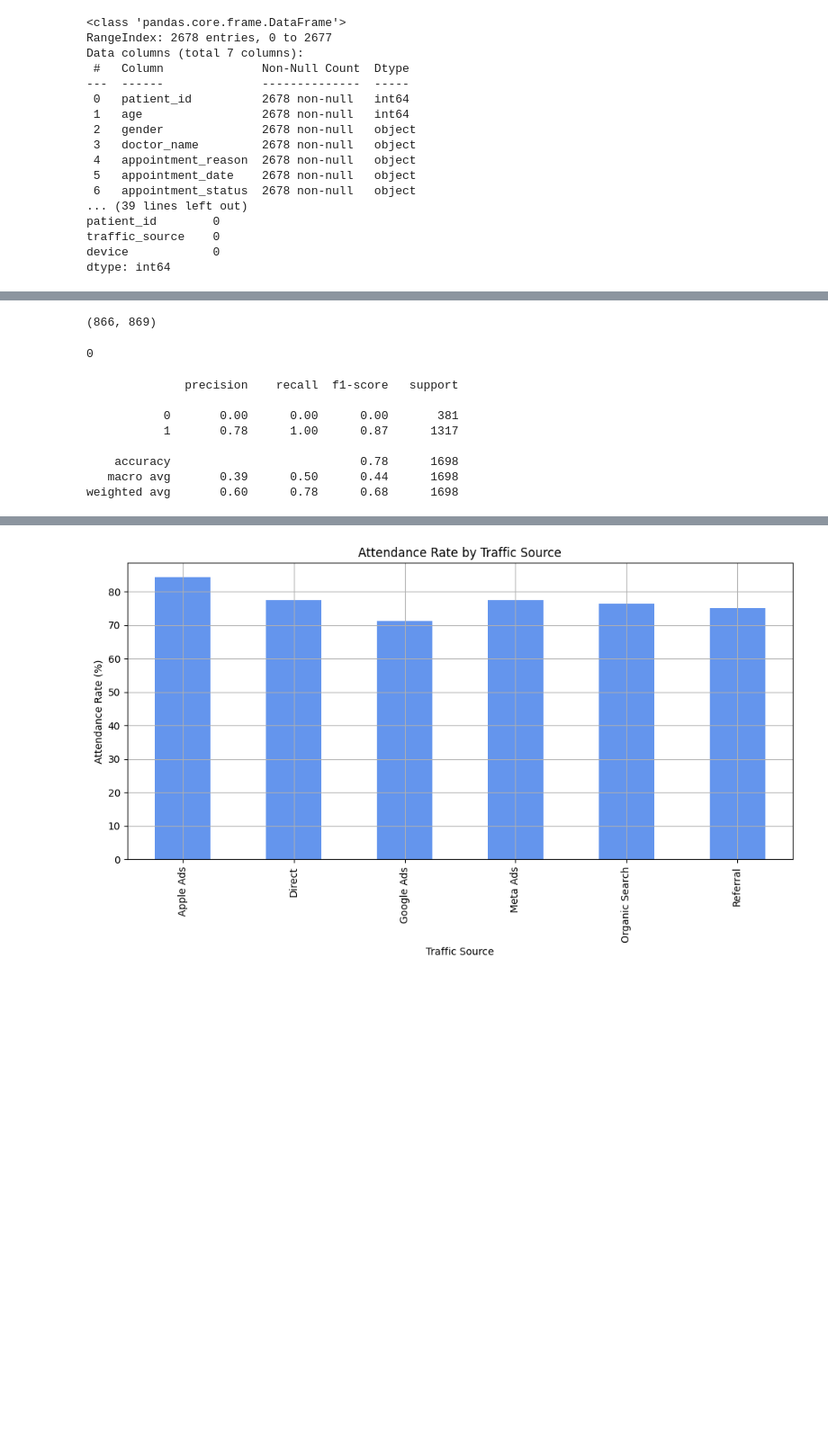
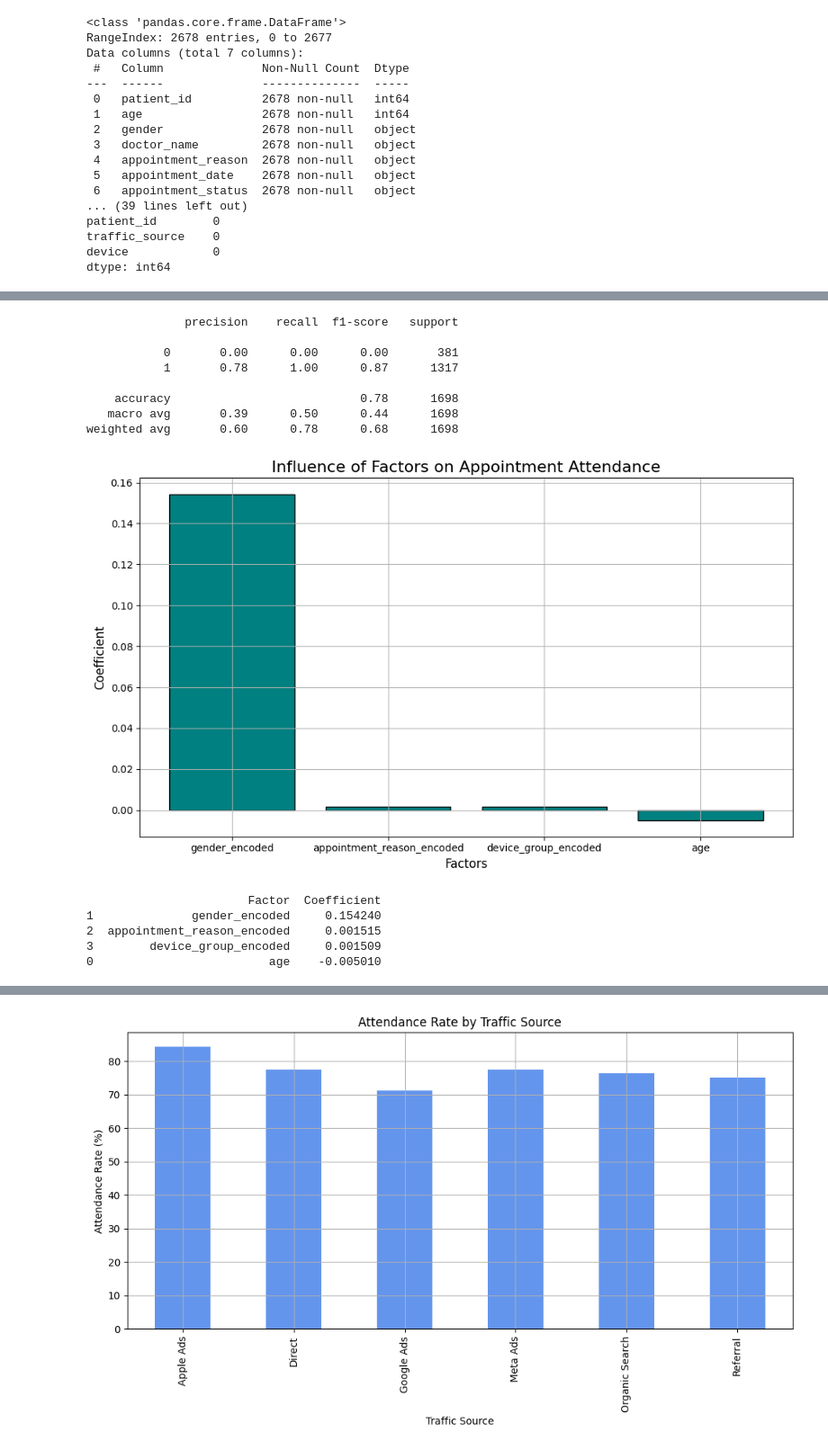
Before and after one commit to Ismat-Samadov/kyla_ProductAnalyst, a Jupyter notebook: EDA.ipynb, the cells around one changed output, grey strips where cells are left out. Shown at 90% size. Drawn from its saved outputs; the diff is of its cells as text; code cells hidden in the pictures; blank space fills up the shorter version.

```diff
--- a/EDA.ipynb
+++ b/EDA.ipynb
@@ -117,50 +81,15 @@ customers_less_than_18, customers_more_than_90
-# %%
-# Merge the datasets on patient_id
-merged_data = pd.merge(ab_test_data, appointments_data, on='patient_id', how='left')
-
-# Filter for Test and Control groups
-test_group = merged_data[merged_data['group'] == 'Test']
-control_group = merged_data[merged_data['group'] == 'Control']
-
-# Count unique patients who attended in both groups
-test_attended = test_group[test_group['appointment_status'] == 'Attended']['patient_id'].nunique()
-control_attended = control_group[control_group['appointment_status'] == 'Attended']['patient_id'].nunique()
-
-test_attended, control_attended
-# %% [output]
-(866, 869)
-# %%
-# Step 1: Select distinct patient_id from Test group
-test_group_patients = ab_test_data[ab_test_data['group'] == 'Test']['patient_id'].unique()
-
-# Step 2: Identify patients in the Test group who have the event 'appointment_confirmed'
-test_group_confirmed = ab_test_data[(ab_test_data['group'] == 'Test') &
-                                    (ab_test_data['event_name'] == 'appointment_confirmed')]['patient_id'].unique()
-
-# Step 3: Select patients from the Test group who do NOT have the event 'appointment_confirmed'
-test_group_no_confirm = [pid for pid in test_group_patients if pid not in test_group_confirmed]
-
-# Step 4: Now join these patients with the appointments_data to see their appointment status
-test_group_no_confirm_appointments = appointments_data[appointments_data['patient_id'].isin(test_group_no_confirm)]
-
-# Step 5: Filter for patients who attended the appointment
-test_group_no_confirm_attended = test_group_no_confirm_appointments[test_group_no_confirm_appointments['appointment_status'] == 'Attended']
-
-# Step 6: Count the unique patient_id for those who did not confirm but attended
-unique_patients_no_confirm_attended = test_group_no_confirm_attended['patient_id'].nunique()
-
-# Output the result
-unique_patients_no_confirm_attended
-# %% [output]
-0
 # %%
-from sklearn.model_selection import train_test_split
-from sklearn.linear_model import LogisticRegression
-from sklearn.preprocessing import LabelEncoder
-from sklearn.metrics import classification_report
 
-# Prepare the data
-# Encode categorical variables (e.g., gender, appointment reason, etc.)
+# Load the datasets
+ab_test_data = pd.read_csv('data/ab_test_data.csv')
+appointments_data = pd.read_csv('data/appointments_data.csv')
+app_data = pd.read_csv('data/app_data.csv')
+
+# Merge the datasets on patient_id
+merged_data = pd.merge(ab_test_data, appointments_data, on='patient_id', how='left')
+merged_data = pd.merge(merged_data, app_data, on='patient_id', how='left')
+
+# Encode categorical variables (e.g., gender, appointment reason, device group)
 le_gender = LabelEncoder()
 merged_data['gender_encoded'] = le_gender.fit_transform(merged_data['gender'])
 
@@ -168,34 +97,53 @@ le_appointment_reason = LabelEncoder()
 merged_data['appointment_reason_encoded'] = le_appointment_reason.fit_transform(merged_data['appointment_reason'])
 
 le_device_group = LabelEncoder()
-merged_data['device_group_encoded'] = le_device_group.fit_transform(merged_data['device_group'])
+merged_data['device_group_encoded'] = le_device_group.fit_transform(merged_data['device'])
 
 # Create a feature matrix X and target vector y
 X = merged_data[['age', 'gender_encoded', 'appointment_reason_encoded', 'device_group_encoded']]
 y = merged_data['appointment_status'].apply(lambda x: 1 if x == 'Attended' else 0)
 
 # Split the data into training and testing sets
 X_train, X_test, y_train, y_test = train_test_split(X, y, test_size=0.3, random_state=42)
 
 # Train a logistic regression model
 model = LogisticRegression(max_iter=1000)
 model.fit(X_train, y_train)
 
 # Predict on the test set
 y_pred = model.predict(X_test)
 
 # Display a classification report
 print(classification_report(y_test, y_pred))
 
 # Display the coefficients to interpret the influence of factors
 coefficients = pd.DataFrame({"Factor": X.columns, "Coefficient": model.coef_[0]})
 coefficients.sort_values(by="Coefficient", ascending=False, inplace=True)
+
+# Plot the coefficients for each factor
+plt.figure(figsize=(10, 6))
+plt.bar(coefficients['Factor'], coefficients['Coefficient'], color='teal', edgecolor='black')
+plt.title('Influence of Factors on Appointment Attendance', fontsize=16)
+plt.xlabel('Factors', fontsize=12)
+plt.ylabel('Coefficient', fontsize=12)
+plt.grid(True)
+plt.tight_layout()
+plt.show()
+
+# Print the sorted coefficients for further interpretation
+print(coefficients)
 # %% [output]
               precision    recall  f1-score   support
 
            0       0.00      0.00      0.00       381
            1       0.78      1.00      0.87      1317
 
     accuracy                           0.78      1698
    macro avg       0.39      0.50      0.44      1698
 weighted avg       0.60      0.78      0.68      1698
+[figure, added]
+                       Factor  Coefficient
+1              gender_encoded     0.154240
+2  appointment_reason_encoded     0.001515
+3        device_group_encoded     0.001509
+0                         age    -0.005010
```
Also changed, not shown: parts of 54 cells of this notebook.
